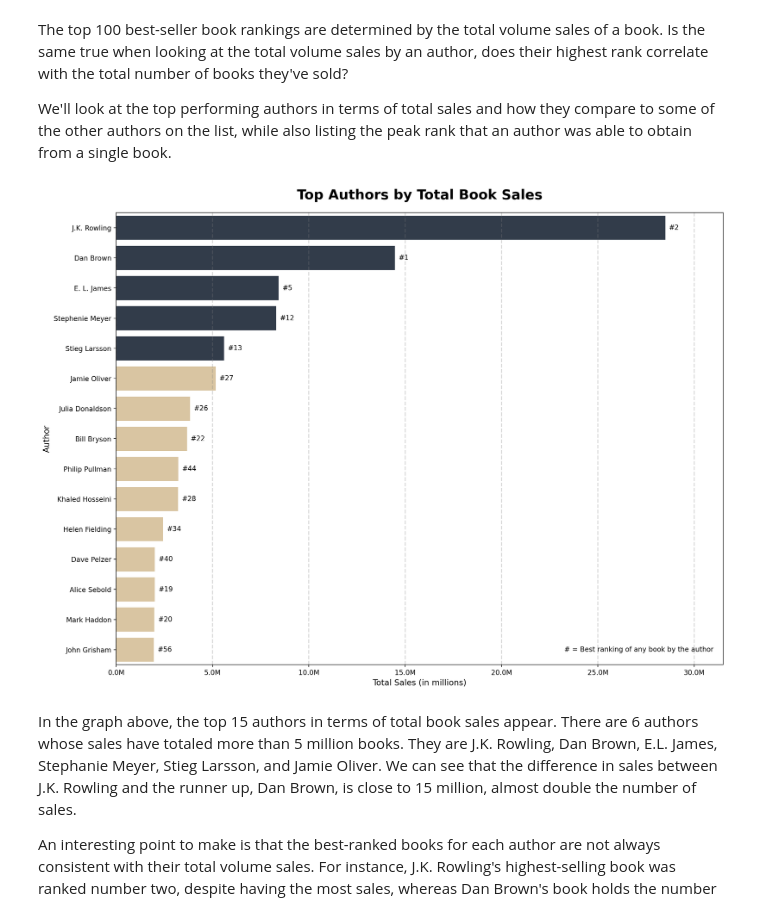
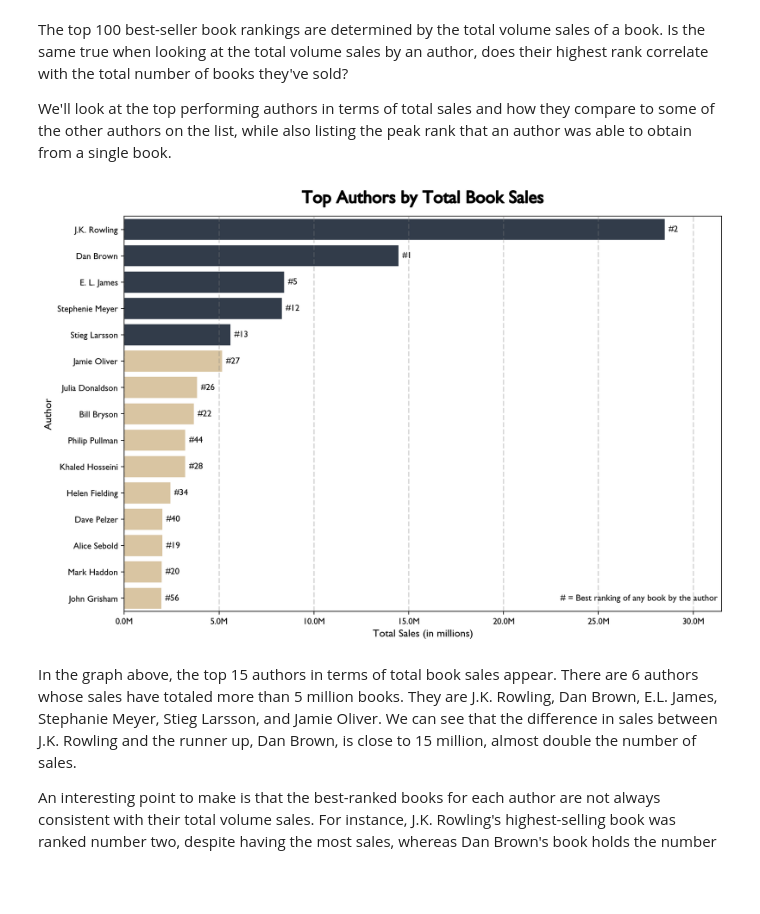
Before and after one commit to shayb319/best_selling_books, a Jupyter notebook: best_selling_books.ipynb, the cells around one changed output. Cells and saved outputs as stored; diff of their text form; code cells hidden in the pictures; blank space fills up the shorter version.

```diff
--- a/best_selling_books.ipynb
+++ b/best_selling_books.ipynb
@@ -44,0 +49,5 @@ from adjustText import adjust_text
+# %%
+# Set global font, DPI, and Seaborn style
+plt.rcParams['font.family'] = 'Gill Sans'
+plt.rcParams['figure.dpi'] = 200
+sns.set_style("whitegrid")
@@ -598,7 +727,7 @@ The top 100 best-seller book rankings are determined by the total volume sales o
 We'll look at the top performing authors in terms of total sales and how they compare to some of the other authors on the list, while also listing the peak rank that an author was able to obtain from a single book.
 # %%
 # Set figure size and resolution
-plt.figure(figsize=(16, 12), dpi=200)
+plt.figure(figsize=(12, 8), dpi=200)
 
 # Determine if an author is in the top 5 for volume sales
 top_5_sales_threshold = author_data.sort_values(
@@ -641,37 +770,40 @@ for index, row in top_auth_sale_sorted.iterrows():
 
 # Additional note for label notation
 top15_total_bar.text(
-    23.25e6,
+    23e6,
     14,
     f'# = Best ranking of any book by the author',
     va='center',
 )
 
 # Set titles and axis labels
-top15_total_bar.set_title(
+title = top15_total_bar.set_title(
     'Top Authors by Total Book Sales',
     fontsize=20,
     fontweight='bold',
-    pad=20,
+    pad=15,
+)
+title.set_path_effects(
+    [path_effects.withStroke(linewidth=1, foreground='black')]
 )
 top15_total_bar.set_xlabel('Total Sales (in millions)', fontsize=12)
 top15_total_bar.set_ylabel('Author', fontsize=12)
 
 # Format x-axis in millions
 top15_total_bar.xaxis.set_major_formatter(
     mticker.FuncFormatter(millions_formatter)
 )
 
 # Vertical dotted lines for each tick mark
 xticks = plt.xticks()[0]
 for xtick in xticks:
     plt.axvline(
         x=xtick, color='gray', linestyle='dashed', alpha=0.3
     )  # Add lines at x-tick positions
 
 plt.show()
 # %% [output]
-[figure, old version]
+[figure, new version]
 # %% [markdown]
 In the graph above, the top 15 authors in terms of total book sales appear. There are 6 authors whose sales have totaled more than 5 million books. They are J.K. Rowling, Dan Brown, E.L. James, Stephanie Meyer, Stieg Larsson, and Jamie Oliver. We can see that the difference in sales between J.K. Rowling and the runner up, Dan Brown, is close to 15 million, almost double the number of sales.
 
```
Also changed, not shown: parts of 39 cells of this notebook.
